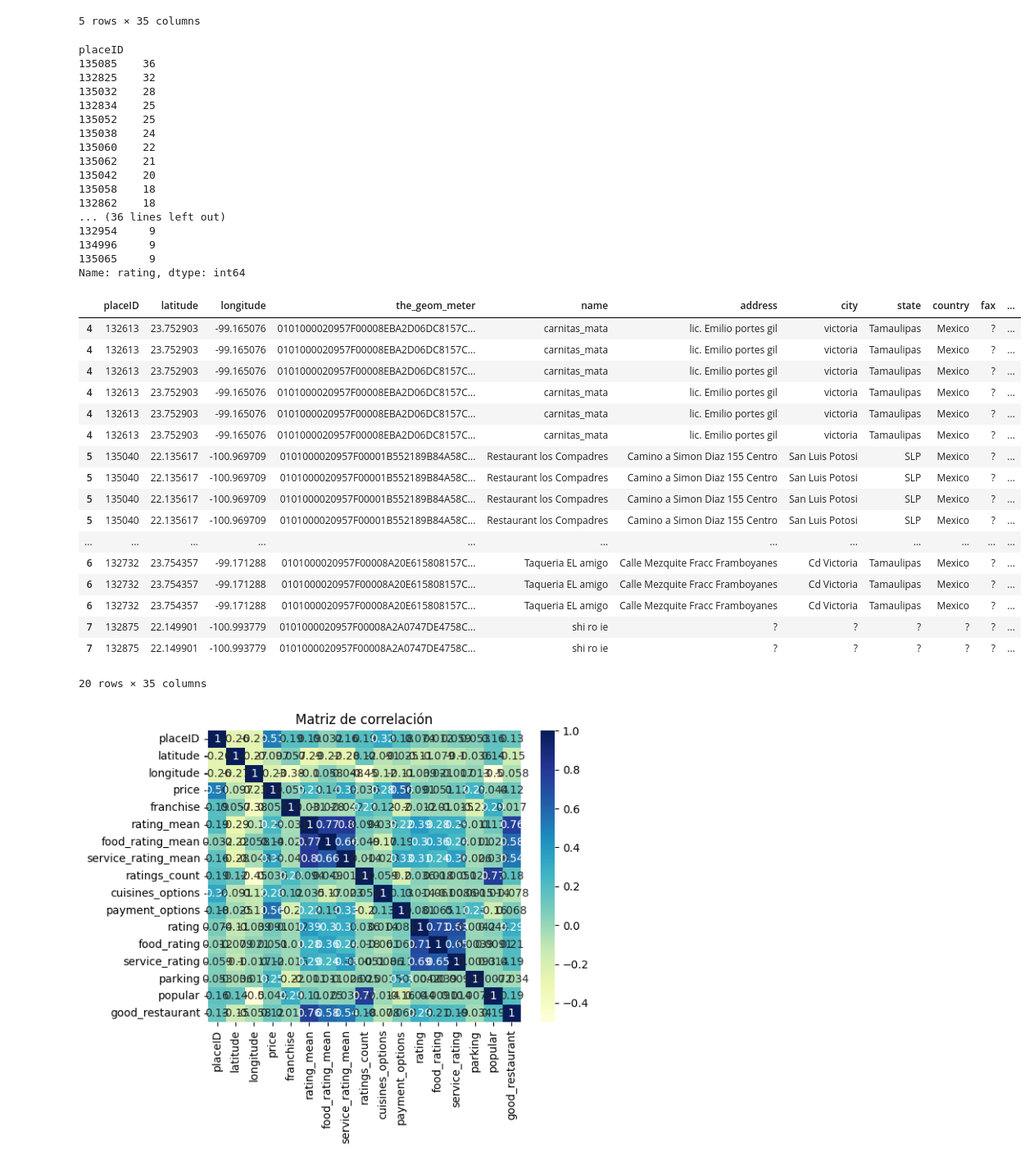
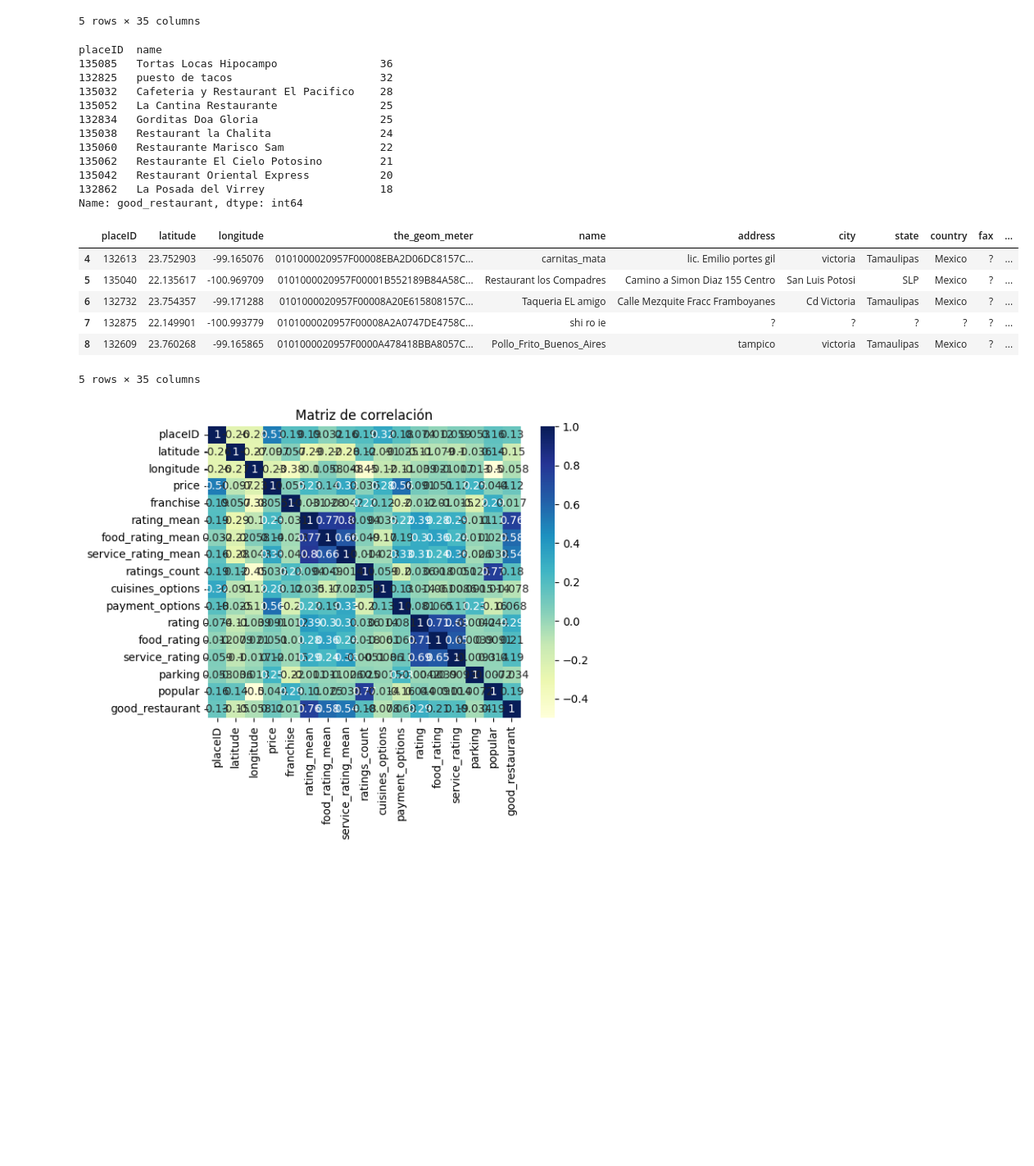
Before and after one commit to daff-250900/diplomado-ciencia-de-datos, a Jupyter notebook: exam.ipynb, the cells around one changed output. Shown at 82% size. Saved outputs shown, nothing was run; the diff lists cells and outputs as text; code cells hidden in the pictures; blank space fills up the shorter version.

```diff
--- a/exam.ipynb
+++ b/exam.ipynb
@@ -56,3 +35,0 @@ users_cuisine[:10]
-# %%
-users_ratings = users.join(ratings.set_index('userID'), on='userID')
-users_ratings[:5]
@@ -80,2 +35,0 @@ users_ratings.head()
-# %%
-df = users_ratings.join(restaurants.set_index('placeID'), on='placeID').head()
@@ -209,46 +103,30 @@ rest_rating.head()
 | 0 | 134999 | 18.915421 | -99.184871 | 0101000020957F000088568DE356715AC... | Kiku Cuernavaca | Revolucion | Cuernavaca | Morelos | Mexico | ? | ... |
 5 rows × 35 columns
 # %%
-rest_rating.groupby('placeID')['rating'].count().sort_values(ascending=False).head(50)
+rest_rating.groupby(['placeID','name'])['good_restaurant'].count().sort_values(ascending=False).head(10)
 # %% [output]
-placeID
-135085    36
-132825    32
-135032    28
-132834    25
-135052    25
-135038    24
-135060    22
-135062    21
-135042    20
-135058    18
-132862    18
-... (36 lines left out)
-132954     9
-134996     9
-135065     9
-Name: rating, dtype: int64
+placeID  name
+135085   Tortas Locas Hipocampo                36
+132825   puesto de tacos                       32
+135032   Cafeteria y Restaurant El Pacifico    28
+135052   La Cantina Restaurante                25
+132834   Gorditas Doa Gloria                   25
+135038   Restaurant la Chalita                 24
+135060   Restaurante Marisco Sam               22
+135062   Restaurante El Cielo Potosino         21
+135042   Restaurant Oriental Express           20
+132862   La Posada del Virrey                  18
+Name: good_restaurant, dtype: int64
 # %%
-rest_rating[rest_rating['good_restaurant'] == 0].head(20)
+rest_rating[rest_rating['good_restaurant'] == 0].drop_duplicates(['placeID','name']).head()
 # %% [output]
 |  | placeID | latitude | longitude | the_geom_meter | name | address | city | state | country | fax | ... |
 | 4 | 132613 | 23.752903 | -99.165076 | 0101000020957F00008EBA2D06DC8157C... | carnitas_mata | lic. Emilio portes gil | victoria | Tamaulipas | Mexico | ? | ... |
-| 4 | 132613 | 23.752903 | -99.165076 | 0101000020957F00008EBA2D06DC8157C... | carnitas_mata | lic. Emilio portes gil | victoria | Tamaulipas | Mexico | ? | ... |
-| 4 | 132613 | 23.752903 | -99.165076 | 0101000020957F00008EBA2D06DC8157C... | carnitas_mata | lic. Emilio portes gil | victoria | Tamaulipas | Mexico | ? | ... |
-| 4 | 132613 | 23.752903 | -99.165076 | 0101000020957F00008EBA2D06DC8157C... | carnitas_mata | lic. Emilio portes gil | victoria | Tamaulipas | Mexico | ? | ... |
-| 4 | 132613 | 23.752903 | -99.165076 | 0101000020957F00008EBA2D06DC8157C... | carnitas_mata | lic. Emilio portes gil | victoria | Tamaulipas | Mexico | ? | ... |
-| 4 | 132613 | 23.752903 | -99.165076 | 0101000020957F00008EBA2D06DC8157C... | carnitas_mata | lic. Emilio portes gil | victoria | Tamaulipas | Mexico | ? | ... |
 | 5 | 135040 | 22.135617 | -100.969709 | 0101000020957F00001B552189B84A58C... | Restaurant los Compadres | Camino a Simon Diaz 155 Centro | San Luis Potosi | SLP | Mexico | ? | ... |
-| 5 | 135040 | 22.135617 | -100.969709 | 0101000020957F00001B552189B84A58C... | Restaurant los Compadres | Camino a Simon Diaz 155 Centro | San Luis Potosi | SLP | Mexico | ? | ... |
-| 5 | 135040 | 22.135617 | -100.969709 | 0101000020957F00001B552189B84A58C... | Restaurant los Compadres | Camino a Simon Diaz 155 Centro | San Luis Potosi | SLP | Mexico | ? | ... |
-| 5 | 135040 | 22.135617 | -100.969709 | 0101000020957F00001B552189B84A58C... | Restaurant los Compadres | Camino a Simon Diaz 155 Centro | San Luis Potosi | SLP | Mexico | ? | ... |
-| ... | ... | ... | ... | ... | ... | ... | ... | ... | ... | ... | ... |
-| 6 | 132732 | 23.754357 | -99.171288 | 0101000020957F00008A20E615808157C... | Taqueria EL amigo | Calle Mezquite Fracc Framboyanes | Cd Victoria | Tamaulipas | Mexico | ? | ... |
-| 6 | 132732 | 23.754357 | -99.171288 | 0101000020957F00008A20E615808157C... | Taqueria EL amigo | Calle Mezquite Fracc Framboyanes | Cd Victoria | Tamaulipas | Mexico | ? | ... |
 | 6 | 132732 | 23.754357 | -99.171288 | 0101000020957F00008A20E615808157C... | Taqueria EL amigo | Calle Mezquite Fracc Framboyanes | Cd Victoria | Tamaulipas | Mexico | ? | ... |
 | 7 | 132875 | 22.149901 | -100.993779 | 0101000020957F00008A2A0747DE4758C... | shi ro ie | ? | ? | ? | ? | ? | ... |
-| 7 | 132875 | 22.149901 | -100.993779 | 0101000020957F00008A2A0747DE4758C... | shi ro ie | ? | ? | ? | ? | ? | ... |
+| 8 | 132609 | 23.760268 | -99.165865 | 0101000020957F0000A478418BBA8057C... | Pollo_Frito_Buenos_Aires | tampico | victoria | Tamaulipas | Mexico | ? | ... |
-20 rows × 35 columns
+5 rows × 35 columns
 # %%
 # Matriz de correlación
 corr = rest_rating.corr(numeric_only=True)
```
Also changed, not shown: parts of 47 cells of this notebook.
